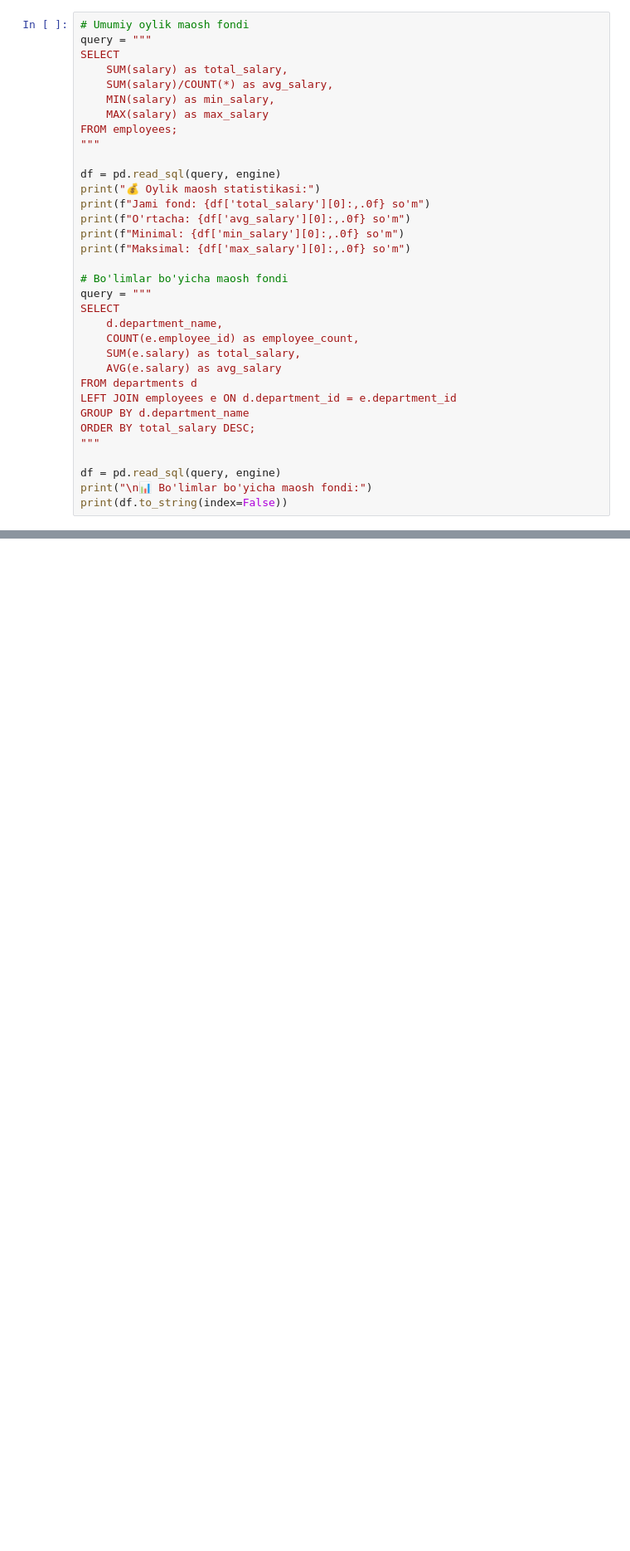
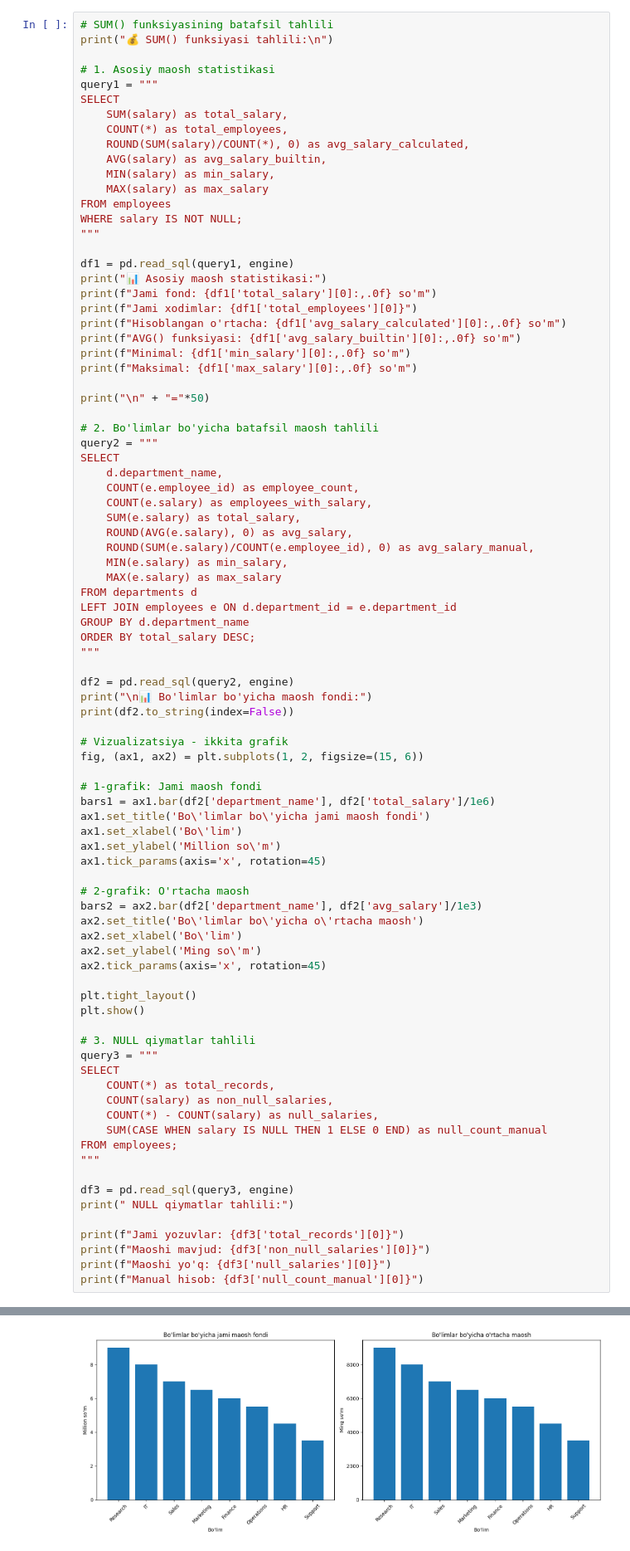
Before and after one commit to bnutfilloyev/Empowering-Young-Women-in-Data-Science-and-AI, a Jupyter notebook: Module-3-Database-and-SQL/2-aggregation-grouping/lecture.ipynb, the cells around one changed output, grey strips where cells are left out. Shown at 83% size. Cells and saved outputs as stored; diff of their text form; blank space fills up the shorter version.

```diff
--- a/Module-3-Database-and-SQL/2-aggregation-grouping/lecture.ipynb
+++ b/Module-3-Database-and-SQL/2-aggregation-grouping/lecture.ipynb
@@ -77,34 +185,87 @@ print(df.to_string(index=False))
 # %%
-# Umumiy oylik maosh fondi
-query = """
+# SUM() funksiyasining batafsil tahlili
+print("💰 SUM() funksiyasi tahlili:\n")
+
+# 1. Asosiy maosh statistikasi
+query1 = """
 SELECT
     SUM(salary) as total_salary,
-    SUM(salary)/COUNT(*) as avg_salary,
+    COUNT(*) as total_employees,
+    ROUND(SUM(salary)/COUNT(*), 0) as avg_salary_calculated,
+    AVG(salary) as avg_salary_builtin,
     MIN(salary) as min_salary,
     MAX(salary) as max_salary
-FROM employees;
+FROM employees
+WHERE salary IS NOT NULL;
 """
 
-df = pd.read_sql(query, engine)
-print("💰 Oylik maosh statistikasi:")
-print(f"Jami fond: {df['total_salary'][0]:,.0f} so'm")
-print(f"O'rtacha: {df['avg_salary'][0]:,.0f} so'm")
-print(f"Minimal: {df['min_salary'][0]:,.0f} so'm")
-print(f"Maksimal: {df['max_salary'][0]:,.0f} so'm")
+df1 = pd.read_sql(query1, engine)
+print("📊 Asosiy maosh statistikasi:")
+print(f"Jami fond: {df1['total_salary'][0]:,.0f} so'm")
+print(f"Jami xodimlar: {df1['total_employees'][0]}")
+print(f"Hisoblangan o'rtacha: {df1['avg_salary_calculated'][0]:,.0f} so'm")
+print(f"AVG() funksiyasi: {df1['avg_salary_builtin'][0]:,.0f} so'm")
+print(f"Minimal: {df1['min_salary'][0]:,.0f} so'm")
+print(f"Maksimal: {df1['max_salary'][0]:,.0f} so'm")
 
-# Bo'limlar bo'yicha maosh fondi
-query = """
+print("\n" + "="*50)
+
+# 2. Bo'limlar bo'yicha batafsil maosh tahlili
+query2 = """
 SELECT
     d.department_name,
     COUNT(e.employee_id) as employee_count,
+    COUNT(e.salary) as employees_with_salary,
     SUM(e.salary) as total_salary,
-    AVG(e.salary) as avg_salary
+    ROUND(AVG(e.salary), 0) as avg_salary,
+    ROUND(SUM(e.salary)/COUNT(e.employee_id), 0) as avg_salary_manual,
+    MIN(e.salary) as min_salary,
+    MAX(e.salary) as max_salary
 FROM departments d
 LEFT JOIN employees e ON d.department_id = e.department_id
 GROUP BY d.department_name
 ORDER BY total_salary DESC;
 """
 
-df = pd.read_sql(query, engine)
+df2 = pd.read_sql(query2, engine)
 print("\n📊 Bo'limlar bo'yicha maosh fondi:")
-print(df.to_string(index=False))
+print(df2.to_string(index=False))
+
+# Vizualizatsiya - ikkita grafik
+fig, (ax1, ax2) = plt.subplots(1, 2, figsize=(15, 6))
+
+# 1-grafik: Jami maosh fondi
+bars1 = ax1.bar(df2['department_name'], df2['total_salary']/1e6)
+ax1.set_title('Bo\'limlar bo\'yicha jami maosh fondi')
+ax1.set_xlabel('Bo\'lim')
+ax1.set_ylabel('Million so\'m')
+ax1.tick_params(axis='x', rotation=45)
+
+# 2-grafik: O'rtacha maosh
+bars2 = ax2.bar(df2['department_name'], df2['avg_salary']/1e3)
+ax2.set_title('Bo\'limlar bo\'yicha o\'rtacha maosh')
+ax2.set_xlabel('Bo\'lim')
+ax2.set_ylabel('Ming so\'m')
+ax2.tick_params(axis='x', rotation=45)
+
+plt.tight_layout()
+plt.show()
+
+# 3. NULL qiymatlar tahlili
+query3 = """
+SELECT
+    COUNT(*) as total_records,
+    COUNT(salary) as non_null_salaries,
+    COUNT(*) - COUNT(salary) as null_salaries,
+    SUM(CASE WHEN salary IS NULL THEN 1 ELSE 0 END) as null_count_manual
+FROM employees;
+"""
+
+df3 = pd.read_sql(query3, engine)
+print(" NULL qiymatlar tahlili:")
+
+print(f"Jami yozuvlar: {df3['total_records'][0]}")
+print(f"Maoshi mavjud: {df3['non_null_salaries'][0]}")
+print(f"Maoshi yo'q: {df3['null_salaries'][0]}")
+print(f"Manual hisob: {df3['null_count_manual'][0]}")
+# %% [output]
@@ -110,0 +289 @@ print(df.to_string(index=False))
+[figure, added]
```
Also changed, not shown: parts of 22 cells of this notebook, 8 other files.
